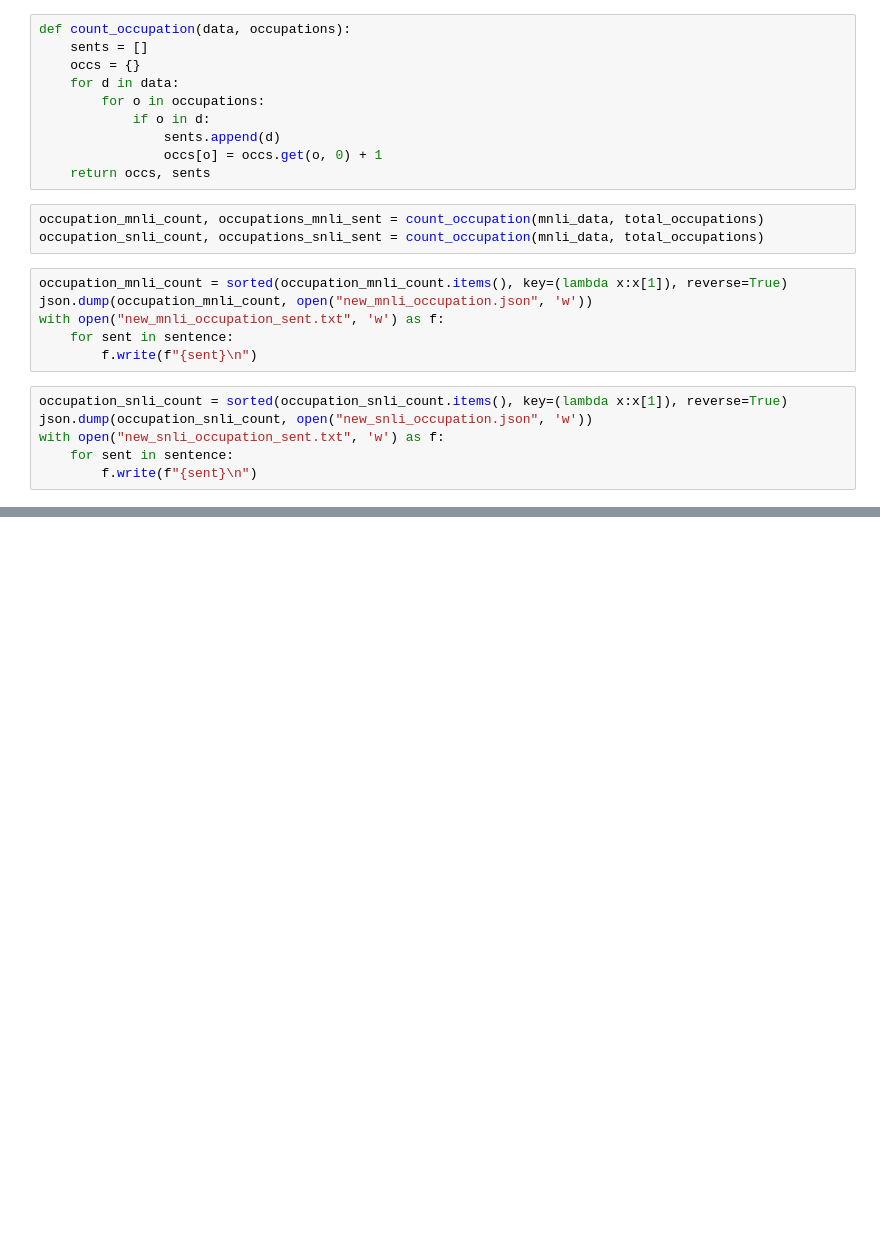
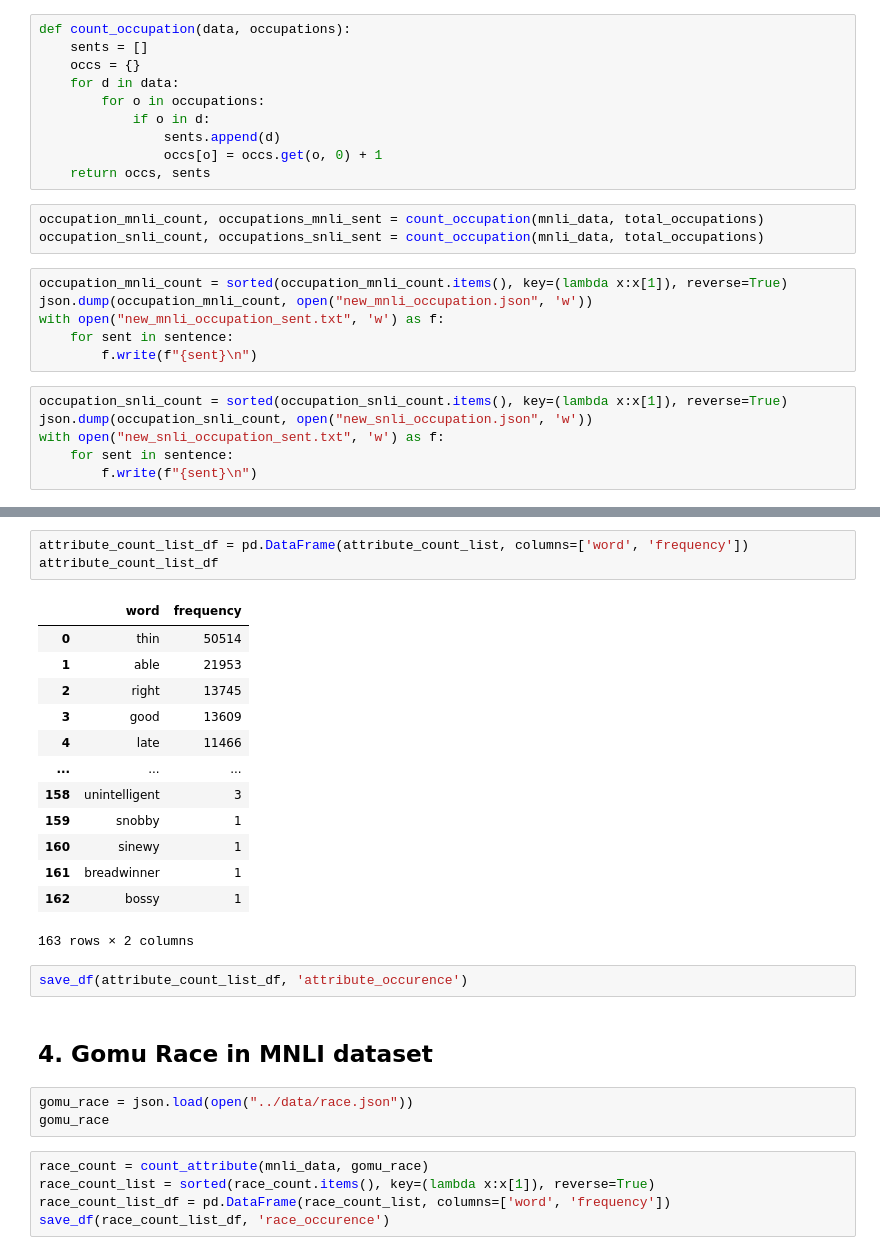
Before and after one commit to boychaboy/gomu, a Jupyter notebook: analysis/name_occupation_in_nli.ipynb, the cells around one changed output, grey strips where cells are left out. Drawn from its saved outputs; the diff is of its cells as text; blank space fills up the shorter version.

Commit message:
data: race analysis

```diff
--- a/analysis/name_occupation_in_nli.ipynb
+++ b/analysis/name_occupation_in_nli.ipynb
@@ -649,0 +645,29 @@ save_df(attribute_count_list_df, 'attribute_occurence')
+# %%
+attribute_count_list_df = pd.DataFrame(attribute_count_list, columns=['word', 'frequency'])
+attribute_count_list_df
+# %% [output]
+|  | word | frequency |
+| 0 | thin | 50514 |
+| 1 | able | 21953 |
+| 2 | right | 13745 |
+| 3 | good | 13609 |
+| 4 | late | 11466 |
+| ... | ... | ... |
+| 158 | unintelligent | 3 |
+| 159 | snobby | 1 |
+| 160 | sinewy | 1 |
+| 161 | breadwinner | 1 |
+| 162 | bossy | 1 |
+163 rows × 2 columns
+# %%
+save_df(attribute_count_list_df, 'attribute_occurence')
+# %% [markdown]
+## 4. Gomu Race in MNLI dataset
+# %%
+gomu_race = json.load(open("../data/race.json"))
+gomu_race
+# %%
+race_count = count_attribute(mnli_data, gomu_race)
+race_count_list = sorted(race_count.items(), key=(lambda x:x[1]), reverse=True)
+race_count_list_df = pd.DataFrame(race_count_list, columns=['word', 'frequency'])
+save_df(race_count_list_df, 'race_occurence')
```
Also changed, not shown: parts of 16 cells of this notebook, 4 other files.
